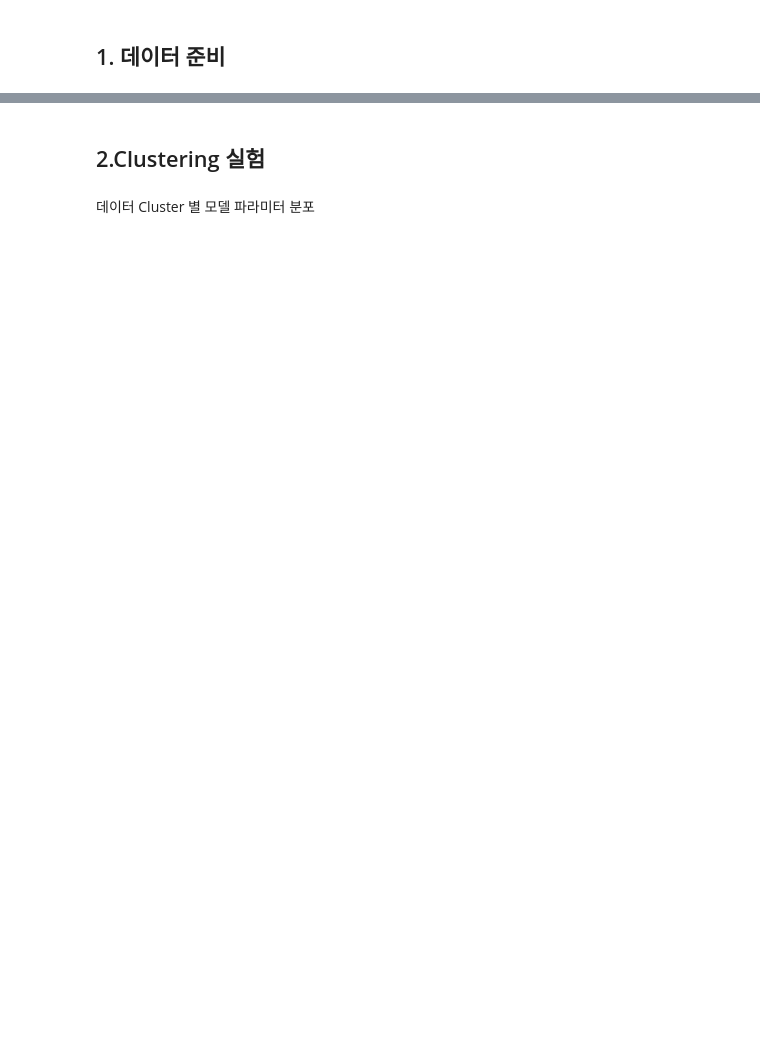
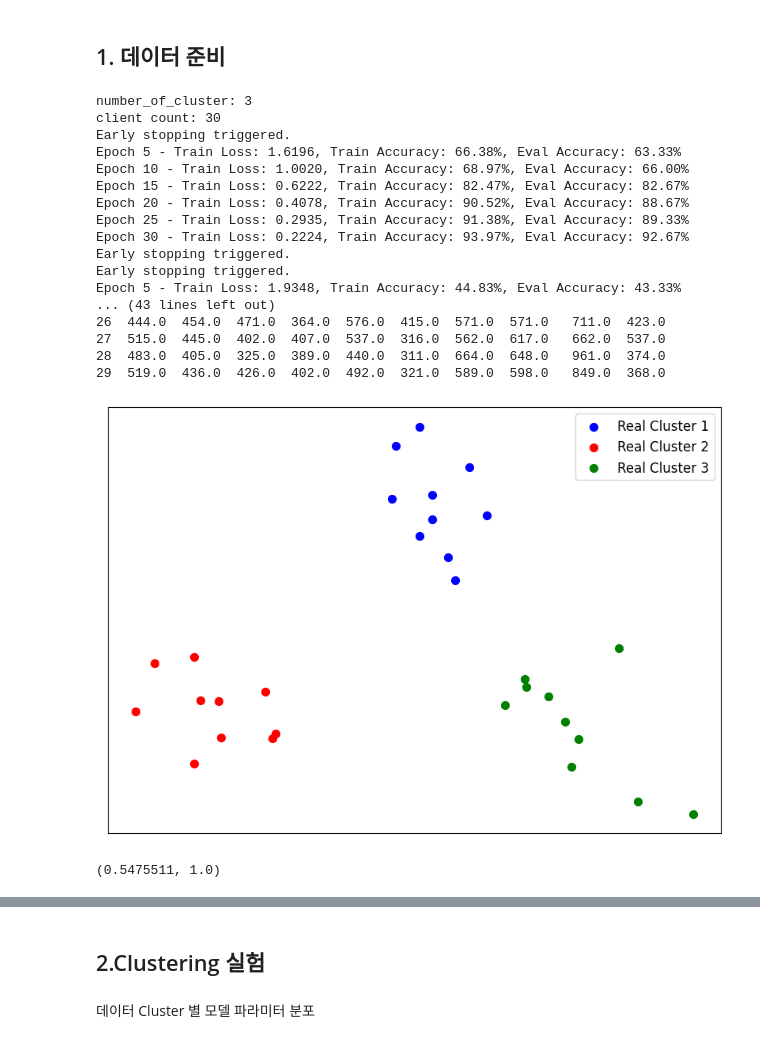
Before and after one commit to yangbaechu/FD-with-Label-Based-Group-Structure, a Jupyter notebook: FedCD.ipynb, the cells around one changed output, grey strips where cells are left out. Cells and saved outputs as stored; diff of their text form; code cells hidden in the pictures; blank space fills up the shorter version.

Commit message:
End of Cluster expreiment

```diff
--- a/FedCD.ipynb
+++ b/FedCD.ipynb
@@ -112,29 +112,30 @@ def visualize_clusters(label_predicted, real_cluster_distribution):
     n_samples = len(label_predicted)
     real_cluster_sizes = [int(n_samples * dist) for dist in real_cluster_distribution]
 
-    # Create real cluster labels
-    real_cluster_labels = []
-    for i, size in enumerate(real_cluster_sizes):
-        real_cluster_labels.extend([i] * size)  # Using index i as the label
-
     # Plot the clusters
     plt.figure(figsize=(10, 7))
 
-    for i, point in enumerate(label_predicted_pca):
-        label_index = real_cluster_labels[i]
-        color = colors[label_index % len(colors)]
+    start_idx = 0  # To keep track of the start index of each real cluster
+    for i, size in enumerate(real_cluster_sizes):
+        end_idx = start_idx + size  # Calculate the end index for this real cluster
+        color = colors[i % len(colors)]  # Determine the color for this real cluster
 
-        plt.scatter(point[0], point[1], c=color, label=f'Real Cluster {label_index+1}')
+        # Scatter plot for points belonging to this real cluster
+        for j in range(start_idx, end_idx):
+            plt.scatter(label_predicted_pca[j, 0], label_predicted_pca[j, 1], c=color, s=50, label=f'Real Cluster {i+1}' if j == start_idx else "")
+
+        start_idx = end_idx  # Update the start index for the next real cluster
 
     # Remove duplicate labels in legend
     handles, labels = plt.gca().get_legend_handles_labels()
     by_label = dict(zip(labels, handles))
-    plt.legend(by_label.values(), by_label.keys())
+    plt.legend(by_label.values(), by_label.keys(), fontsize='large')
 
-    plt.grid(True)
+    # Remove x and y ticks
+    plt.xticks([])
+    plt.yticks([])
+
     plt.show()
-    plt.show()
-
 
 #     # Print the real cluster distribution
 #     print("Real cluster distribution:", real_cluster_distribution)
@@ -551,6 +552,28 @@ def Global_TC_experiments(total_client_data, distill_data, alpha, number_of_clus
     print(f'acc before distill: {client_accs[-2]}, {cluster_accs[-2]}, {global_accs[-2]}')
     print(f'last acc: {client_accs[-1]}, {cluster_accs[-1]}, {global_accs[-1]}')
     return client_accs, cluster_accs, global_accs
+# %%
+TC_experiments(50000, 5000, 1, 3, [1/3, 1/3, 1/3], 117, 21)
+# %% [output]
+number_of_cluster: 3
+client count: 30
+Early stopping triggered.
+Epoch 5 - Train Loss: 1.6196, Train Accuracy: 66.38%, Eval Accuracy: 63.33%
+Epoch 10 - Train Loss: 1.0020, Train Accuracy: 68.97%, Eval Accuracy: 66.00%
+Epoch 15 - Train Loss: 0.6222, Train Accuracy: 82.47%, Eval Accuracy: 82.67%
+Epoch 20 - Train Loss: 0.4078, Train Accuracy: 90.52%, Eval Accuracy: 88.67%
+Epoch 25 - Train Loss: 0.2935, Train Accuracy: 91.38%, Eval Accuracy: 89.33%
+Epoch 30 - Train Loss: 0.2224, Train Accuracy: 93.97%, Eval Accuracy: 92.67%
+Early stopping triggered.
+Early stopping triggered.
+Epoch 5 - Train Loss: 1.9348, Train Accuracy: 44.83%, Eval Accuracy: 43.33%
+... (43 lines left out)
+26  444.0  454.0  471.0  364.0  576.0  415.0  571.0  571.0   711.0  423.0
+27  515.0  445.0  402.0  407.0  537.0  316.0  562.0  617.0   662.0  537.0
+28  483.0  405.0  325.0  389.0  440.0  311.0  664.0  648.0   961.0  374.0
+29  519.0  436.0  426.0  402.0  492.0  321.0  589.0  598.0   849.0  368.0
+[figure, added]
+(0.5475511, 1.0)
 # %%
 clustering_by_model_experiments(50000, 5000, 1, 3, [1/3, 1/3, 1/3], 117, 21)
 # %% [output]
```
Also changed, not shown: parts of 2 cells of this notebook.
